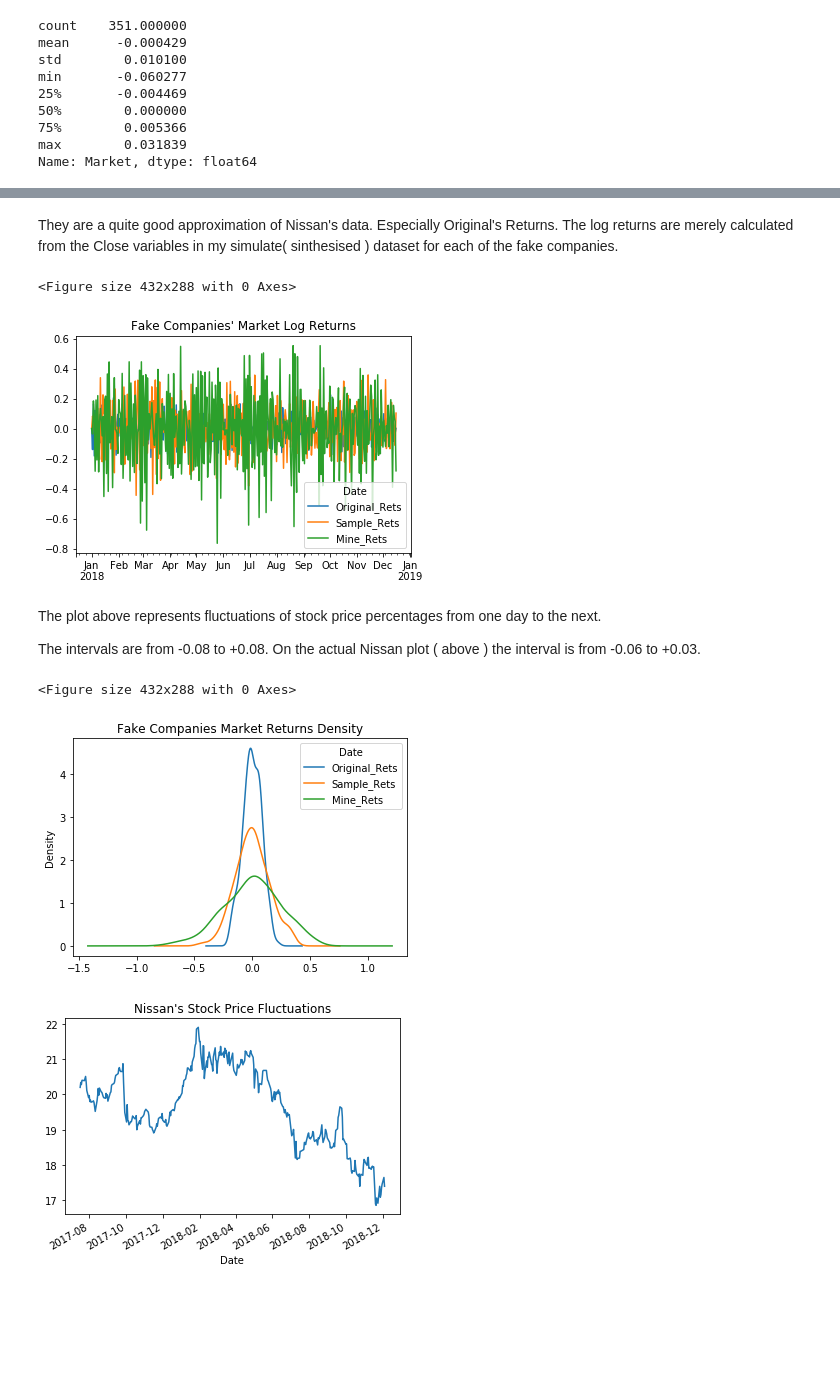
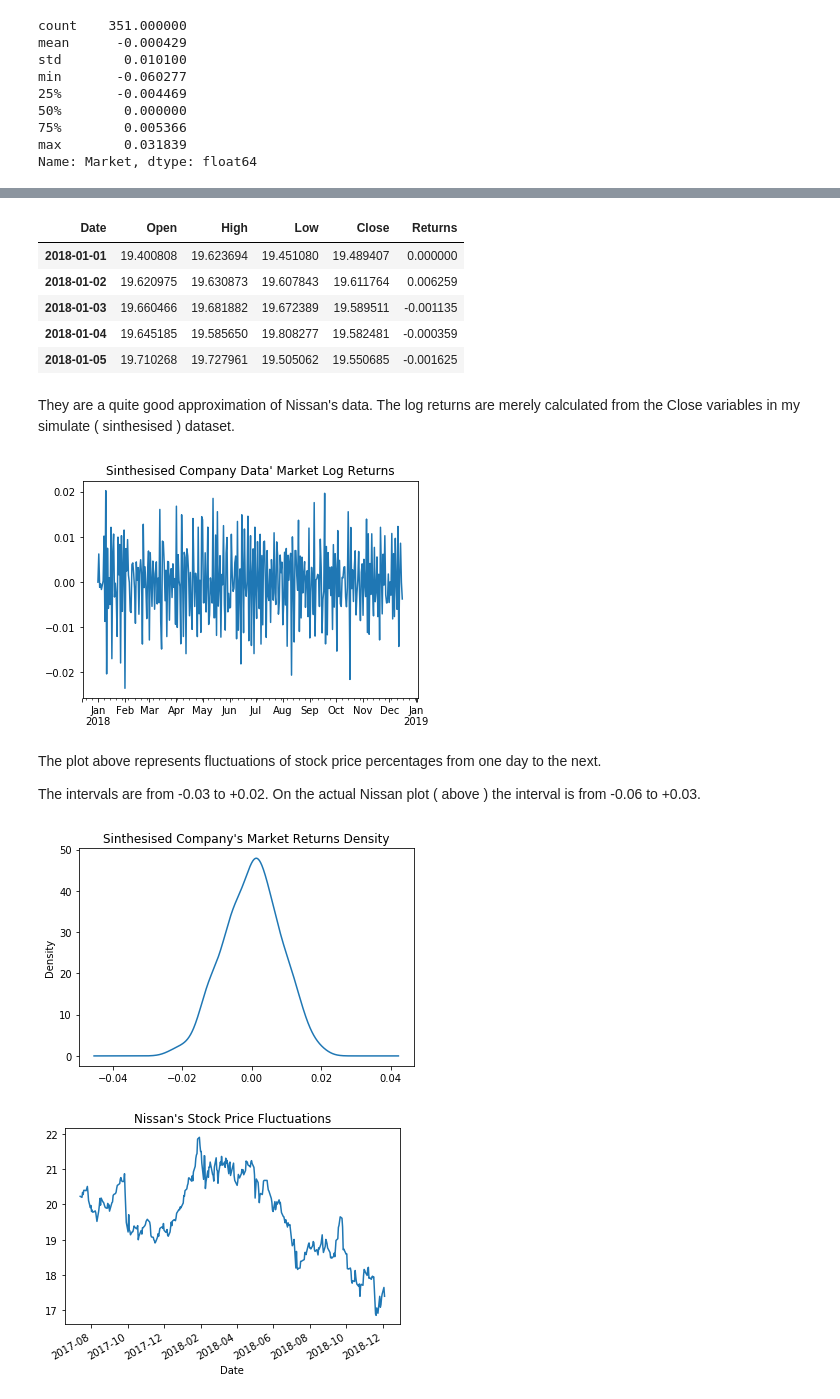
Before and after one commit to MarcoMen-Temp/Programming-Project, a Jupyter notebook: Programming.ipynb, the cells around one changed output, grey strips where cells are left out. Cells and saved outputs as stored; diff of their text form; code cells hidden in the pictures; blank space fills up the shorter version.

```diff
--- a/Programming.ipynb
+++ b/Programming.ipynb
@@ -30,0 +186,29 @@ Let's say I work in a stock trading firm in the "quant" department. I was asked
+# %%
+# Simulation of variables column
+
+op = pd.Series(1.09 * np.random.normal(0,0.1,350) + 19.6,name = 'Open')
+
+
+hi = pd.Series(1.11 * np.random.normal(0,0.1,350) + 19.7,name = 'High')
+
+
+lo = pd.Series(1.08 * np.random.normal(0,0.1,350) + 19.5,name = 'Low')
+
+clo = pd.Series(1.09 * np.random.normal(0,0.1,350) + 19.6,name = 'Close')
+
+df_simul = pd.concat([op,hi,lo,clo],axis = 1)
+
+# Create a time series index from the dataframes above
+
+dates = pd.date_range('1/1/2019', periods=350, freq='D')
+
+
+
+# Setting dates as index for data
+
+df_simul.index = dates
+df_simul = df_simul.rename_axis('Date', axis=1)
+
+df_simul.info()
+
+df_simul.head()
@@ -286,29 +346,44 @@ memory usage: 10.9 KB
+# %%
+
+# Simulation of 'Log Returns'
+
+
+df_simul['Returns'] = np.log(df_simul.Close).diff()
+
+df_simul = df_simul.fillna(0)  # Fill NA with 0 for the first row
+
+df_simul.head()
+# %% [output]
+| Date | Open | High | Low | Close | Returns |
+| 2018-01-01 | 19.400808 | 19.623694 | 19.451080 | 19.489407 | 0.000000 |
+| 2018-01-02 | 19.620975 | 19.630873 | 19.607843 | 19.611764 | 0.006259 |
+| 2018-01-03 | 19.660466 | 19.681882 | 19.672389 | 19.589511 | -0.001135 |
+| 2018-01-04 | 19.645185 | 19.585650 | 19.808277 | 19.582481 | -0.000359 |
+| 2018-01-05 | 19.710268 | 19.727961 | 19.505062 | 19.550685 | -0.001625 |
 # %% [markdown]
-They are a quite good approximation of Nissan's data. Especially Original's Returns. The log returns are merely calculated from the Close variables in my simulate( sinthesised ) dataset for each of the fake companies.
+They are a quite good approximation of Nissan's data. The log returns are merely calculated from the Close variables in my simulate ( sinthesised ) dataset.
 # %%
 # Now the Log Returns plot
 
 plt.figure()
-df2.plot()
-plt.title('Fake Companies\' Market Log Returns')
+df_simul.Returns.plot()
+plt.title('Sinthesised Company Data\' Market Log Returns')
 plt.show()
 # %% [output]
-<Figure size 432x288 with 0 Axes>
-[figure, old version]
+[figure, new version]
 # %% [markdown]
 The plot above represents fluctuations of stock price percentages from one day to the next.
 
-The intervals are from -0.08 to +0.08. On the actual Nissan plot ( above ) the interval is from -0.06 to +0.03.
+The intervals are from -0.03 to +0.02. On the actual Nissan plot ( above ) the interval is from -0.06 to +0.03.
 # %%
 # Simulated market log returns distributions for fake companies
 
 plt.figure()
-df2.plot.density()
-plt.title('Fake Companies Market Returns Density')
+df_simul.Returns.plot.density()
+plt.title('Sinthesised Company\'s Market Returns Density')
 plt.show()
 # %% [output]
-<Figure size 432x288 with 0 Axes>
-[figure, old version]
+[figure, new version]
 # %%
 # Stock price fluctuations for Nissan
 
```
Also changed, not shown: parts of 42 cells of this notebook.
